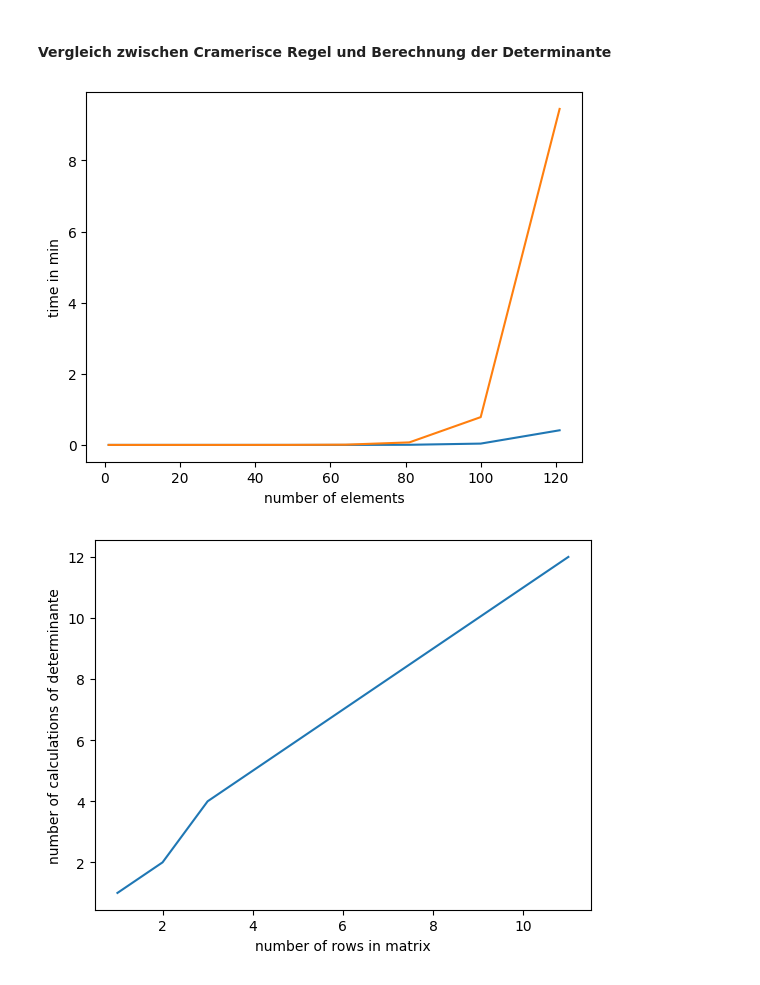
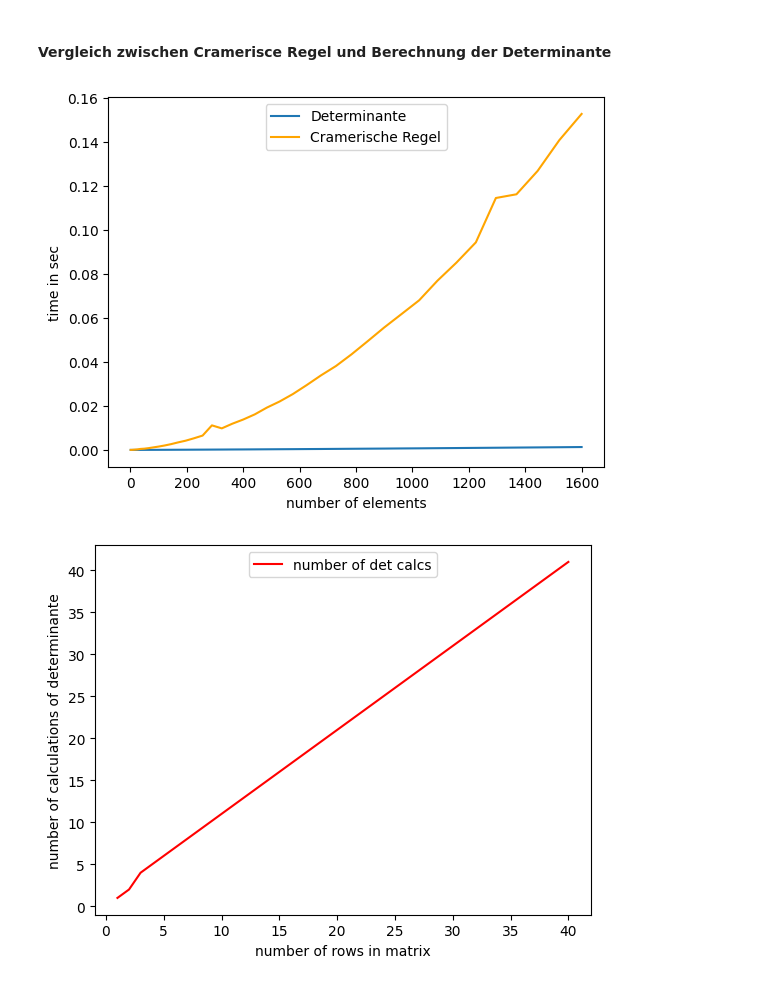
Before and after one commit to FelixWoRe/mathe-cramersche-regel, a Jupyter notebook: mathe.ipynb, the cells around one changed output. Cells and saved outputs as stored; diff of their text form; code cells hidden in the pictures.

```diff
--- a/mathe.ipynb
+++ b/mathe.ipynb
@@ -68,21 +81,38 @@ def gen_test_matrix_mit_loesung(size): # Funktion zum generieren von Testdaten
         loesung = []
         for j in range(i): # Generierung des Lösungvektors
             loesung.append(randint(0, 10))
-        start = timer()
-        result = cramerische_regel(matrix, loesung) # Berechnung der Lösung
-        end = timer()
+            try:
+                start = timer()
+                result = cramerische_regel(matrix, loesung) # Berechnung der Lösung
+                end = timer()
+                error = 0
+            except:
+                error = 1
+            while error == 1:
+                matrix = generate_matrix(i, i)
+                matrix = fill_matrix(matrix)
+                loesung = []
+                for j in range(i):
+                    loesung.append(randint(0, 10))
+                try:
+                    start = timer()
+                    result = cramerische_regel(matrix, loesung)
+                    end = timer()
+                    error = 0
+                except:
+                    error = 1
         time = end - start
         data.append([i*i, time])
     return data, result
 # %%
 # Generierung von Testdaten und Mittelwertbildung
-data, result = gen_test_matrix_mit_loesung(11)
-for i in range(0):
-    new_data, new_result = gen_test_matrix_mit_loesung(11)
+data, result = gen_test_matrix_mit_loesung(matrix_size)
+for i in range(3):
+    new_data, new_result = gen_test_matrix_mit_loesung(matrix_size)
     for j in range(len(data)):
         data[j][1] += new_data[j][1]
 for i in range(len(data)):
-    data[i][1] /= 1
+    data[i][1] /= 3
 data_cra = data
 # %% [markdown]
 #### Plotten der Daten
@@ -106,23 +129,25 @@ plt.show()
 #### Vergleich zwischen Cramerisce Regel und Berechnung der Determinante
 # %%
 x_cra = [data_cra[i][0] for i in range(len(data_cra))]
-y_cra = [data_cra[i][1] / 60 for i in range(len(data_cra))]
+y_cra = [data_cra[i][1] for i in range(len(data_cra))]
 x_det = [data_det[i][0] for i in range(len(data_det))]
-y_det = [data_det[i][1] / 60 for i in range(len(data_det))]
-plt.plot(x_det, y_det)
-plt.plot(x_cra, y_cra)
-plt.ylabel("time in min")
+y_det = [data_det[i][1] for i in range(len(data_det))]
+plt.plot(x_det, y_det, label="Determinante")
+plt.plot(x_cra, y_cra, label="Cramerische Regel", color="orange")
+plt.ylabel("time in sec")
 plt.xlabel("number of elements")
+leg = plt.legend(loc='upper center')
 plt.show()
 
 x_count = [(math.sqrt(data_cra[i][0])) for i in range(len(data_cra))]
 y_count = [(math.sqrt(data_cra[i][0])) for i in range(len(data_cra))]
 for i in range(2, len(y_count)):
     y_count[i] += 1
-plt.plot(x_count, y_count)
+plt.plot(x_count, y_count, label="number of det calcs", color="red")
 plt.ylabel("number of calculations of determinante")
 plt.xlabel("number of rows in matrix")
+leg = plt.legend(loc='upper center')
 plt.show()
 # %% [output]
-[figure, old version]
+[figure, new version]
-[figure, old version]
+[figure, new version]
```
Also changed, not shown: parts of 6 cells of this notebook.
